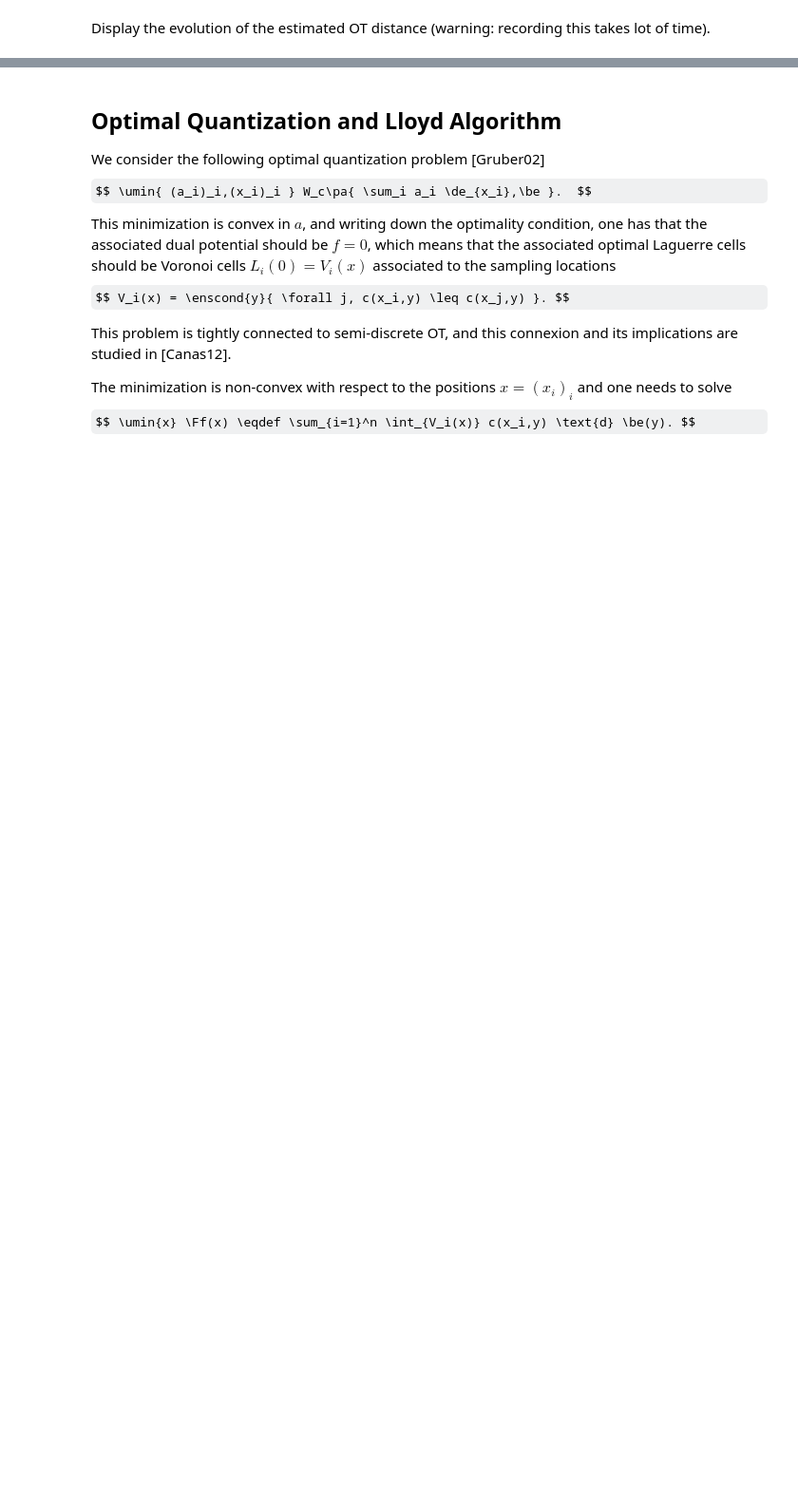
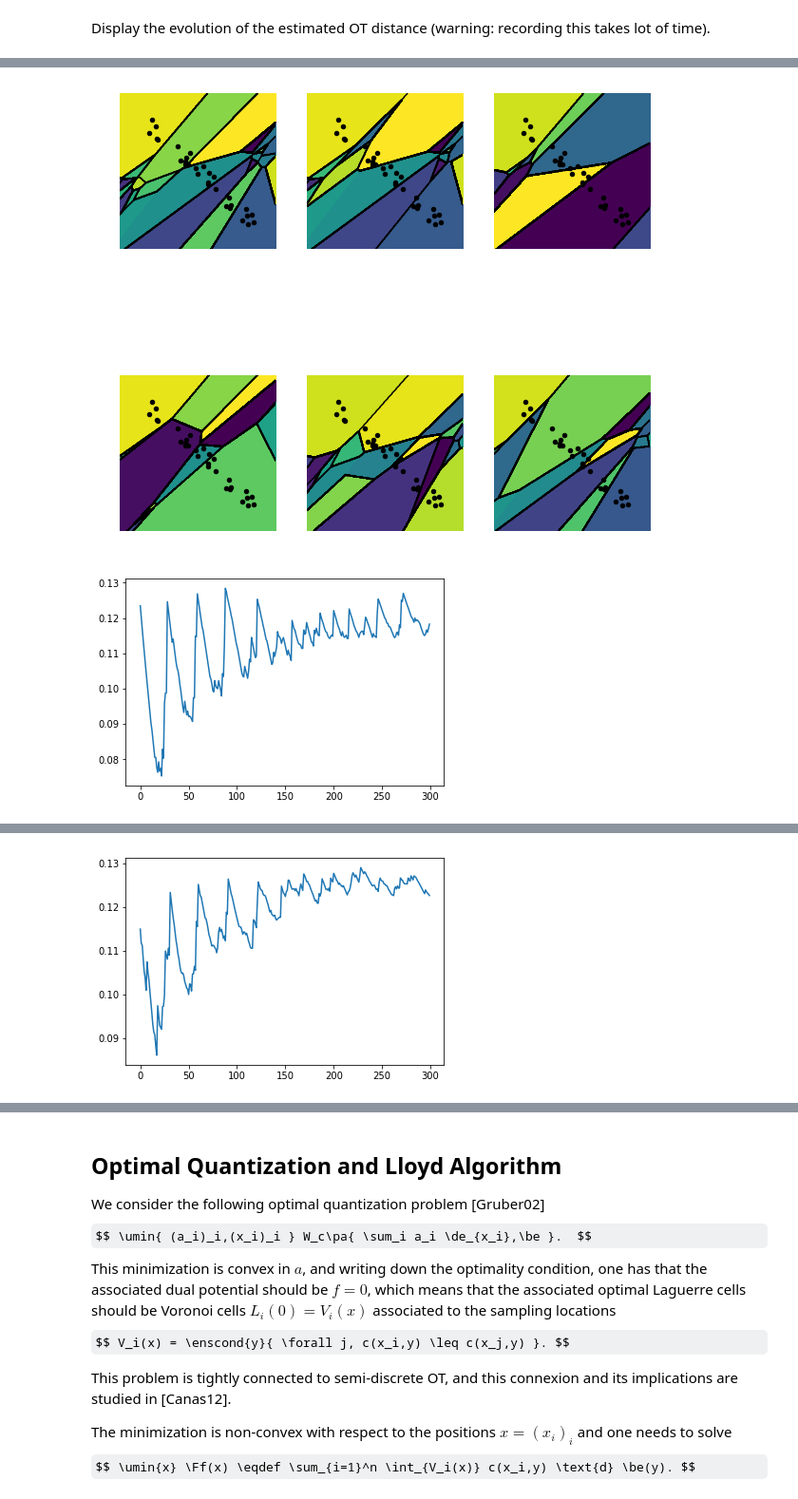
Before and after one commit to DimSum2k/MixtureWasserstein, a Jupyter notebook: optimaltransp_7_semidiscrete.ipynb, the cells around one changed output, grey strips where cells are left out. Shown at 95% size. Cells and saved outputs as stored; diff of their text form; code cells hidden in the pictures; some formulas as TeX source; blank space fills up the shorter version.

```diff
--- a/optimaltransp_7_semidiscrete.ipynb
+++ b/optimaltransp_7_semidiscrete.ipynb
@@ -317,0 +372,44 @@ plt.plot(E)
+# %%
+l0_l = [100,50,10,1]
+for l0 in l0_l:
+
+    plt.figure(figsize=(10,10))
+    niter = 300
+    q = 6
+    ndisp = np.unique(np.round(1 + (niter/2-1)*np.linspace(0, 1, q)**2))
+    kdisp = 0
+    E = np.zeros(niter)
+    for it in range(niter):
+        # sample
+        k = np.int(np.random.rand(1) < W[1])  # select one of the two Gaussian
+        y = np.array((S[k] * np.random.randn(1) + Mx[k],
+                      S[k] * np.random.randn(1) + My[k]))
+        # detect Laguerre cell where y is
+        R = np.sum(y**2) + np.sum(X**2, axis=0) - 2*y.transpose().dot(X) - f[:]
+        i = np.argmin(R)
+        # gradient
+        nablaEy = a.copy()
+        nablaEy[i] = nablaEy[i] - 1
+        # gradient ascent
+        #l0 = 10  # warmup phase.
+        tau = .1/(1 + it/l0)
+        f = f + tau*nablaEy
+        # compute Laguerre cells and c-transform
+        D = distmat(Y, X) - f[:].transpose()
+        fC = np.min(D, axis=1)
+        I = np.reshape(np.argmin(D, axis=1), [p, p])
+        E[it] = np.sum(f*a) + np.sum(fC*b.flatten())
+        # display
+        if (kdisp < len(ndisp)) and (ndisp[kdisp] == it):
+            plt.subplot(2, 3, kdisp+1)
+            plt.imshow(I[::-1, :], extent=[0, 1, 0, 1])
+            plt.scatter(X[1, :], X[0, :], s=20, c='k')
+            plt.contour(t, t, I, np.linspace(-.5, n-.5, n), colors='k')
+            plt.axis('off')
+            kdisp = kdisp+1
+    plt.show()
+    plt.plot(E)
+    plt.show()
+# %% [output]
+[figure, added]
+[figure, added]
@@ -317,0 +417 @@ plt.plot(E)
+[figure, added]
```
Also changed, not shown: parts of 13 cells of this notebook, 1 other file.
